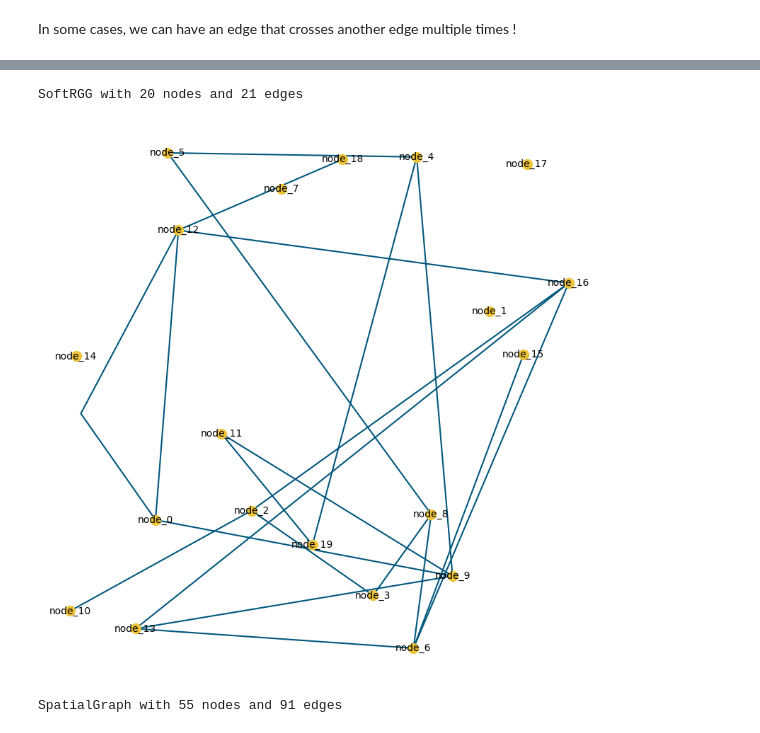
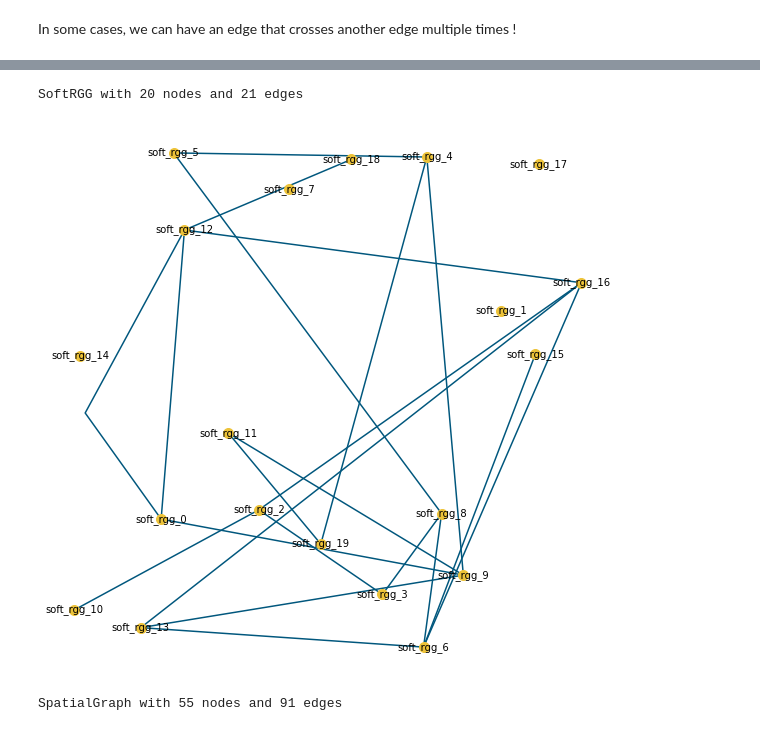
Before and after one commit to pauldechorgnat/spatial-networks, a Jupyter notebook: notebooks/03_planarization.ipynb, the cells around one changed output, grey strips where cells are left out. Drawn from its saved outputs; the diff is of its cells as text; code cells hidden in the pictures.

```diff
--- a/notebooks/03_planarization.ipynb
+++ b/notebooks/03_planarization.ipynb
@@ -193,40 +193,39 @@ rng = np.random.default_rng(12345)
 
 my_random_spatial_graph = SoftRGG(
     number_of_nodes=20,
     position_distribution=rng.uniform,
     deterrence_function=lambda x: rng.random() < .1
 
 )
 
-
 my_random_spatial_graph.add_edge(
     SpatialEdge(
-        start="node_0",
-        stop="node_12",
+        start="soft_rgg_0",
+        stop="soft_rgg_12",
         geometry=LineString(
             [
-                my_random_spatial_graph.nodes["node_0"]["geometry"],
+                my_random_spatial_graph.nodes["soft_rgg_0"]["geometry"],
                 Point(0.1, 0.5),
-                my_random_spatial_graph.nodes["node_12"]["geometry"]
+                my_random_spatial_graph.nodes["soft_rgg_12"]["geometry"]
             ]
         ),
         some_key="value"
     )
 )
 print(my_random_spatial_graph)
 
 fig, ax = plt.subplots(1, 1, figsize=(10, 10))
 
 my_random_spatial_graph.draw(ax=ax, include_names=True)
 
-nx.set_edge_attributes(G=my_random_spatial_graph, values={("node_0", "node_12", 0): {"hello": "world"}})
+nx.set_edge_attributes(G=my_random_spatial_graph, values={("soft_rgg_0", "node_12", 0): {"hello": "world"}})
 
 # ax.axis("off")
 
 plt.show()
 # %% [output]
 SoftRGG with 20 nodes and 21 edges
-[figure, old version]
+[figure, new version]
 # %%
 my_new_graph = make_planar(my_random_spatial_graph, keep_data=True)
 print(my_new_graph)
```
Also changed, not shown: parts of 1 cell of this notebook, 5 other files.
